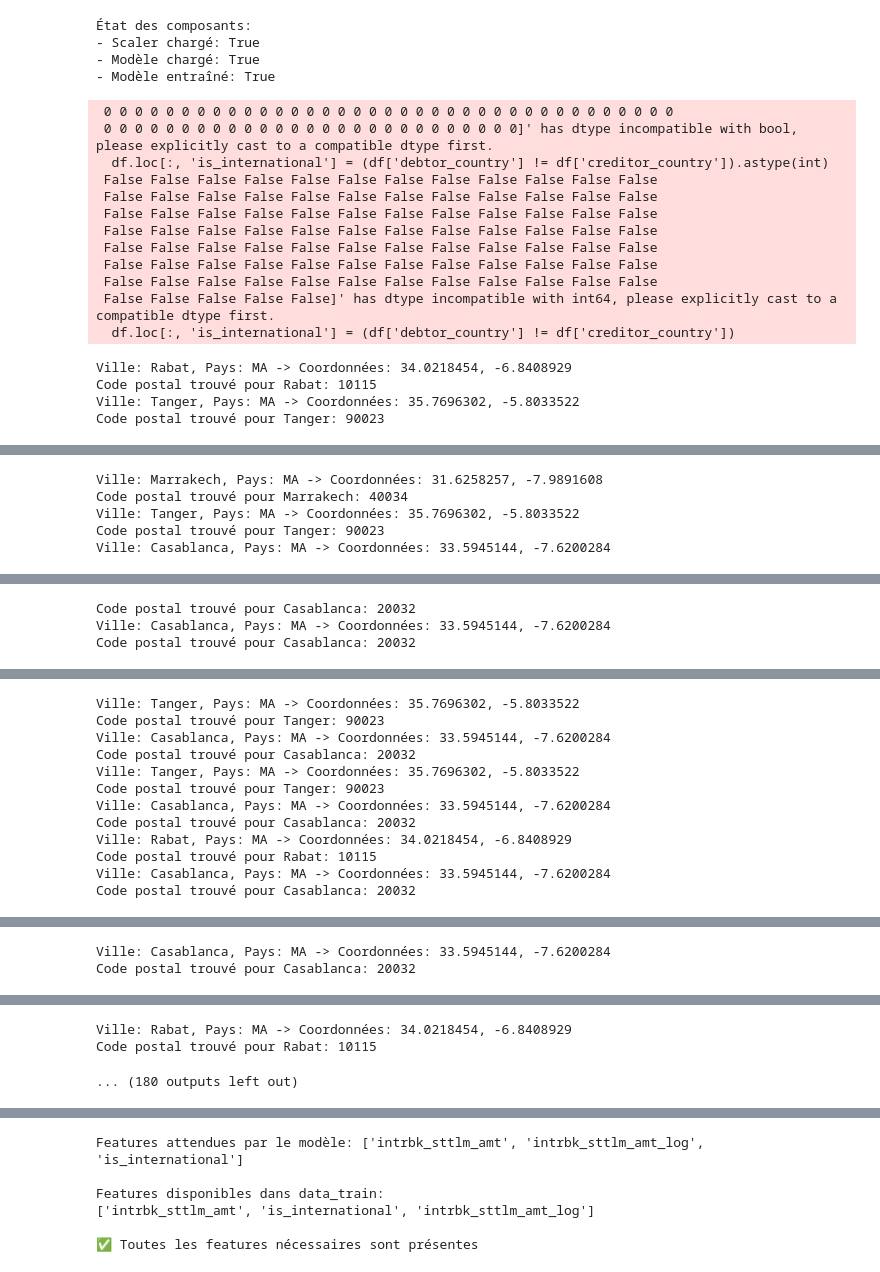
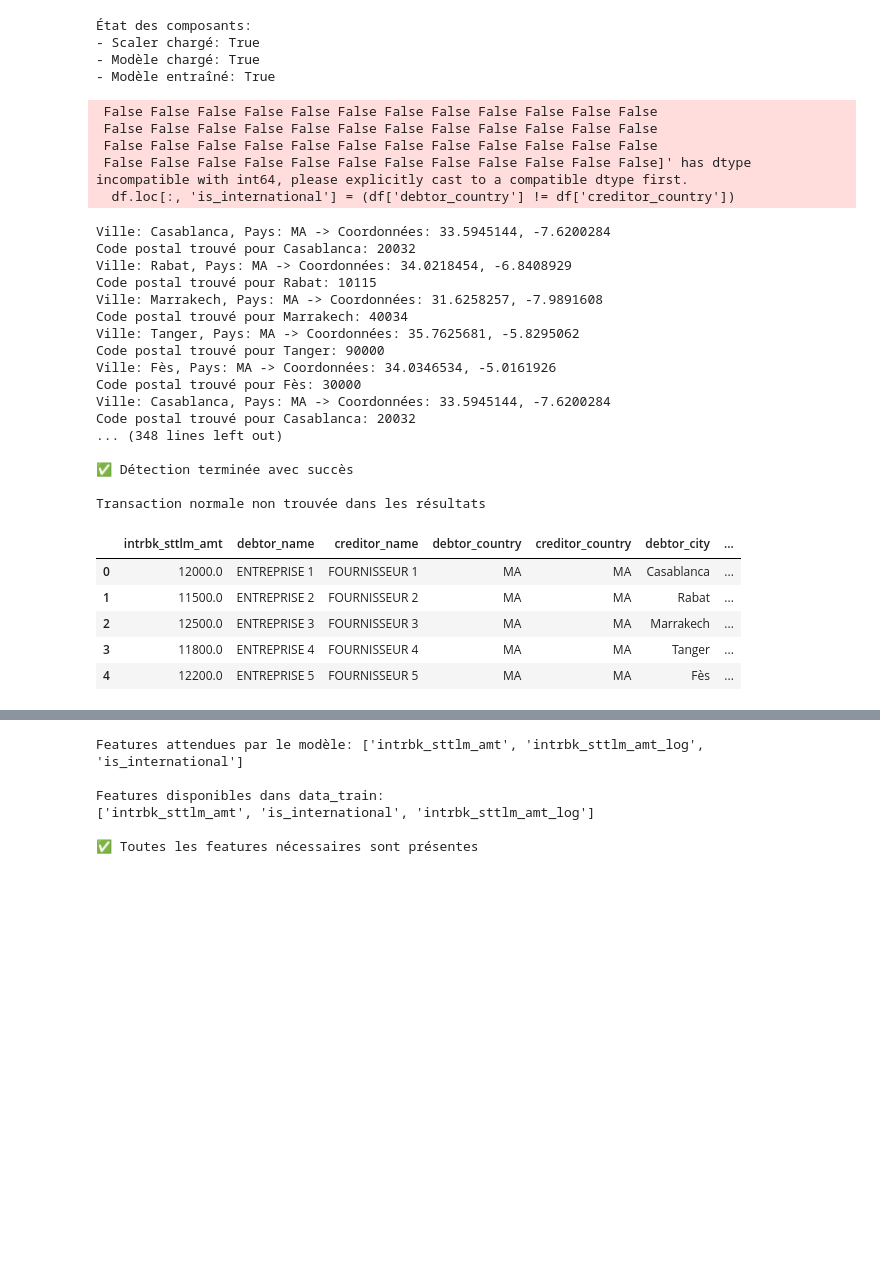
Before and after one commit to Kenza-21/ai_detection_app_1.0, a Jupyter notebook: Model_training.ipynb, the cells around one changed output, grey strips where cells are left out. Saved outputs shown, nothing was run; the diff lists cells and outputs as text; code cells hidden in the pictures; blank space fills up the shorter version.

```diff
--- a/Model_training.ipynb
+++ b/Model_training.ipynb
@@ -89,6 +184,7 @@ if fraud_model.model is not None:
 - Modèle chargé: True
 - Modèle entraîné: True
 # %%
+# Cellule 3 - Préparation et test de détection
 def prepare_for_detection(df, model):
     """Prépare les données pour la détection d'anomalies"""
     df = model.standardize_amount_column(df)
@@ -99,41 +195,68 @@ def prepare_for_detection(df, model):
         available = [c for c in df.columns if c in model.expected_features]
         raise ValueError(
             f"Features manquantes: {missing}\n"
             f"Features disponibles: {available}\n"
             f"Features attendues: {model.expected_features}"
         )
     return df
 
 try:
-    # Préparation des données - utiliser data_train
+    # Préparation des données
     prepared_data = prepare_for_detection(data_train.copy(), fraud_model)
 
     # Détection des anomalies
     results = fraud_model.detect_anomalies(prepared_data)
     print("\n✅ Détection terminée avec succès")
+
+    # Afficher les résultats pour la transaction normale spécifique
+    normal_transaction = results[
+        (results['debtor_name'] == 'ENTREPRISE B') &
+        (results['creditor_name'] == 'FOURNISSEUR LOCAL') &
+        (results['intrbk_sttlm_amt'] == 12000.00)
+    ]
+
+    if not normal_transaction.empty:
+        print("\nTransaction normale détectée:")
+        print(f"Score de risque: {normal_transaction['combined_score'].iloc[0] * 100:.1f}%")
+        print(f"Anomaly: {normal_transaction['is_anomaly'].iloc[0]}")
+    else:
+        print("\nTransaction normale non trouvée dans les résultats")
+
     display(results.head())
 
 except Exception as e:
     print("\n❌ Erreur:", str(e))
     print("Détails de débogage:")
     print(f"- Scaler disponible: {fraud_model.scaler is not None}")
     print(f"- Modèle disponible: {fraud_model.model is not None}")
     if fraud_model.model:
         print(f"- Modèle entraîné: {hasattr(fraud_model.model, 'estimators_')}")
 # %% [output]
- 0 0 0 0 0 0 0 0 0 0 0 0 0 0 0 0 0 0 0 0 0 0 0 0 0 0 0 0 0 0 0 0 0 0 0 0 0
- 0 0 0 0 0 0 0 0 0 0 0 0 0 0 0 0 0 0 0 0 0 0 0 0 0 0 0]' has dtype incompatible with bool, please explicitly cast to a compatible dtype first.
-  df.loc[:, 'is_international'] = (df['debtor_country'] != df['creditor_country']).astype(int)
  False False False False False False False False False False False False
  False False False False False False False False False False False False
  False False False False False False False False False False False False
- False False False False False False False False False False False False
- False False False False False False False False False False False False
- False False False False False False False False False False False False
- False False False False False False False False False False False False
- False False False False False]' has dtype incompatible with int64, please explicitly cast to a compatible dtype first.
+ False False False False False False False False False False False False]' has dtype incompatible with int64, please explicitly cast to a compatible dtype first.
   df.loc[:, 'is_international'] = (df['debtor_country'] != df['creditor_country'])
+Ville: Casablanca, Pays: MA -> Coordonnées: 33.5945144, -7.6200284
+Code postal trouvé pour Casablanca: 20032
 Ville: Rabat, Pays: MA -> Coordonnées: 34.0218454, -6.8408929
 Code postal trouvé pour Rabat: 10115
-Ville: Tanger, Pays: MA -> Coordonnées: 35.7696302, -5.8033522
-Code postal trouvé pour Tanger: 90023
+Ville: Marrakech, Pays: MA -> Coordonnées: 31.6258257, -7.9891608
+Code postal trouvé pour Marrakech: 40034
+Ville: Tanger, Pays: MA -> Coordonnées: 35.7625681, -5.8295062
+Code postal trouvé pour Tanger: 90000
+Ville: Fès, Pays: MA -> Coordonnées: 34.0346534, -5.0161926
+Code postal trouvé pour Fès: 30000
+Ville: Casablanca, Pays: MA -> Coordonnées: 33.5945144, -7.6200284
+Code postal trouvé pour Casablanca: 20032
+... (348 lines left out)
+
+✅ Détection terminée avec succès
+
+Transaction normale non trouvée dans les résultats
+|  | intrbk_sttlm_amt | debtor_name | creditor_name | debtor_country | creditor_country | debtor_city | ... |
+| 0 | 12000.0 | ENTREPRISE 1 | FOURNISSEUR 1 | MA | MA | Casablanca | ... |
+| 1 | 11500.0 | ENTREPRISE 2 | FOURNISSEUR 2 | MA | MA | Rabat | ... |
+| 2 | 12500.0 | ENTREPRISE 3 | FOURNISSEUR 3 | MA | MA | Marrakech | ... |
+| 3 | 11800.0 | ENTREPRISE 4 | FOURNISSEUR 4 | MA | MA | Tanger | ... |
+| 4 | 12200.0 | ENTREPRISE 5 | FOURNISSEUR 5 | MA | MA | Fès | ... |
@@ -141,5 +263,0 @@ WARNING:urllib3.connectionpool:Retrying (Retry(total=1, connect=None, read=None,
-Ville: Marrakech, Pays: MA -> Coordonnées: 31.6258257, -7.9891608
-Code postal trouvé pour Marrakech: 40034
-Ville: Tanger, Pays: MA -> Coordonnées: 35.7696302, -5.8033522
-Code postal trouvé pour Tanger: 90023
-Ville: Casablanca, Pays: MA -> Coordonnées: 33.5945144, -7.6200284
@@ -147,3 +263,0 @@ WARNING:urllib3.connectionpool:Retrying (Retry(total=1, connect=None, read=None,
-Code postal trouvé pour Casablanca: 20032
-Ville: Casablanca, Pays: MA -> Coordonnées: 33.5945144, -7.6200284
-Code postal trouvé pour Casablanca: 20032
@@ -151,12 +263,0 @@ WARNING:urllib3.connectionpool:Retrying (Retry(total=1, connect=None, read=None,
-Ville: Tanger, Pays: MA -> Coordonnées: 35.7696302, -5.8033522
-Code postal trouvé pour Tanger: 90023
-Ville: Casablanca, Pays: MA -> Coordonnées: 33.5945144, -7.6200284
-Code postal trouvé pour Casablanca: 20032
-Ville: Tanger, Pays: MA -> Coordonnées: 35.7696302, -5.8033522
-Code postal trouvé pour Tanger: 90023
-Ville: Casablanca, Pays: MA -> Coordonnées: 33.5945144, -7.6200284
-Code postal trouvé pour Casablanca: 20032
-Ville: Rabat, Pays: MA -> Coordonnées: 34.0218454, -6.8408929
-Code postal trouvé pour Rabat: 10115
-Ville: Casablanca, Pays: MA -> Coordonnées: 33.5945144, -7.6200284
-Code postal trouvé pour Casablanca: 20032
@@ -164,2 +263,0 @@ WARNING:urllib3.connectionpool:Retrying (Retry(total=1, connect=None, read=None,
-Ville: Casablanca, Pays: MA -> Coordonnées: 33.5945144, -7.6200284
-Code postal trouvé pour Casablanca: 20032
@@ -167,4 +264 @@ WARNING:urllib3.connectionpool:Retrying (Retry(total=1, connect=None, read=None,
-Ville: Rabat, Pays: MA -> Coordonnées: 34.0218454, -6.8408929
-Code postal trouvé pour Rabat: 10115
-... (180 outputs left out)
 # %%
```
Also changed, not shown: parts of 5 cells of this notebook, 11 other files.
